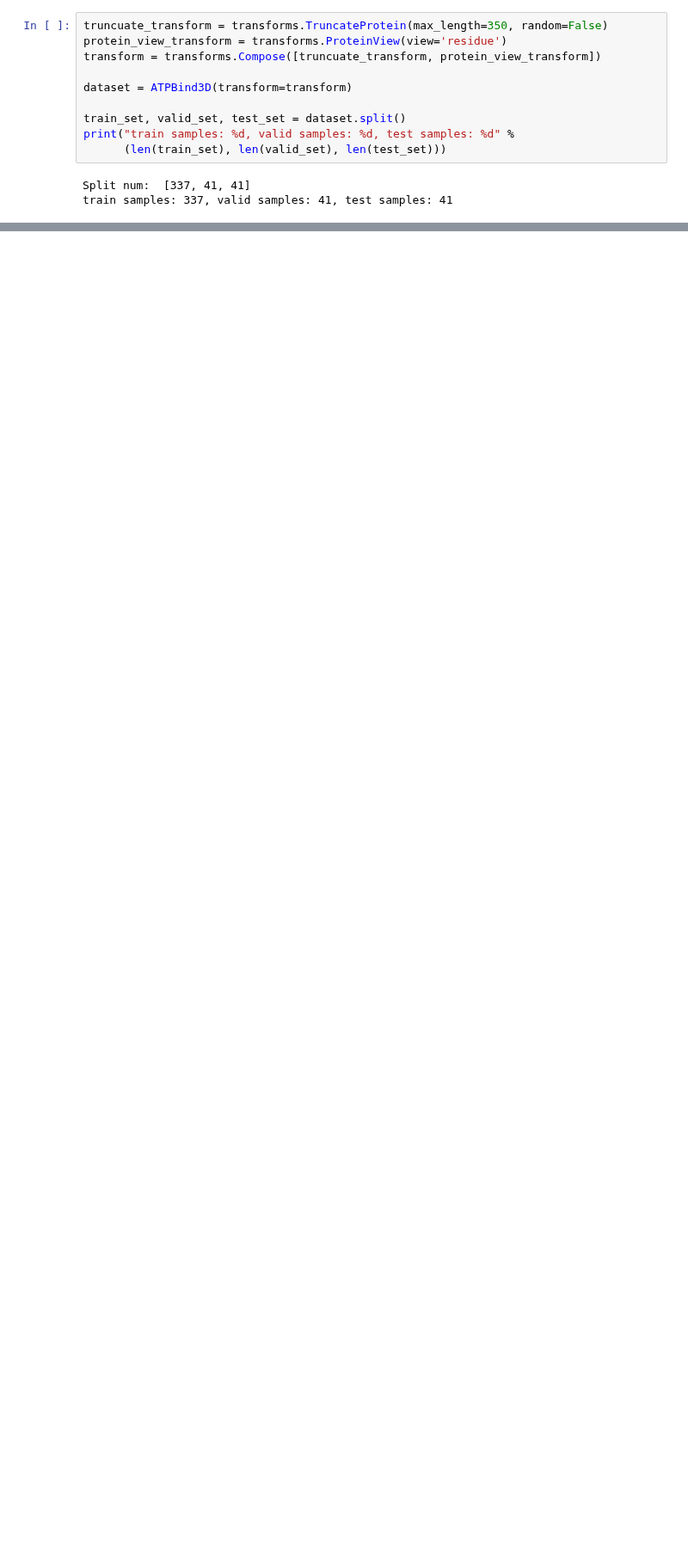
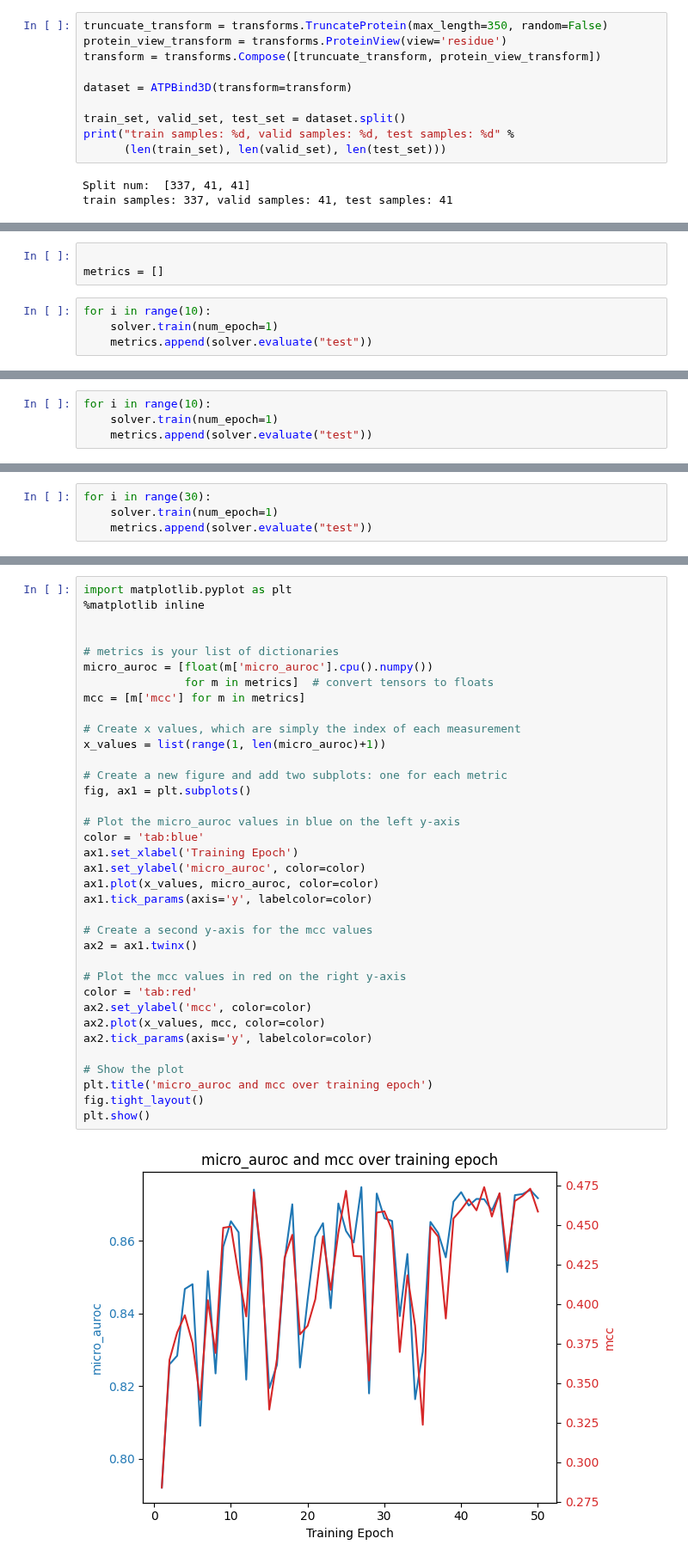
Before and after one commit to dlwocks31/atpbind, a Jupyter notebook: gearnet_testing.ipynb, the cells around one changed output, grey strips where cells are left out. Shown at 86% size. Drawn from its saved outputs; the diff is of its cells as text; blank space fills up the shorter version.

Commit message:
update gearnet and lm_gearnet with metrics over epoch chart

```diff
--- a/gearnet_testing.ipynb
+++ b/gearnet_testing.ipynb
@@ -90,0 +69,7 @@ solver.evaluate("valid")
+# %%
+
+metrics = []
+# %%
+for i in range(10):
+    solver.train(num_epoch=1)
+    metrics.append(solver.evaluate("test"))
@@ -98,0 +103,4 @@ solver.evaluate("test")
+# %%
+for i in range(10):
+    solver.train(num_epoch=1)
+    metrics.append(solver.evaluate("test"))
@@ -98,0 +148,4 @@ solver.evaluate("test")
+# %%
+for i in range(30):
+    solver.train(num_epoch=1)
+    metrics.append(solver.evaluate("test"))
@@ -98,0 +170,38 @@ solver.evaluate("test")
+# %%
+import matplotlib.pyplot as plt
+%matplotlib inline
+
+
+# metrics is your list of dictionaries
+micro_auroc = [float(m['micro_auroc'].cpu().numpy())
+               for m in metrics]  # convert tensors to floats
+mcc = [m['mcc'] for m in metrics]
+
+# Create x values, which are simply the index of each measurement
+x_values = list(range(1, len(micro_auroc)+1))
+
+# Create a new figure and add two subplots: one for each metric
+fig, ax1 = plt.subplots()
+
+# Plot the micro_auroc values in blue on the left y-axis
+color = 'tab:blue'
+ax1.set_xlabel('Training Epoch')
+ax1.set_ylabel('micro_auroc', color=color)
+ax1.plot(x_values, micro_auroc, color=color)
+ax1.tick_params(axis='y', labelcolor=color)
+
+# Create a second y-axis for the mcc values
+ax2 = ax1.twinx()
+
+# Plot the mcc values in red on the right y-axis
+color = 'tab:red'
+ax2.set_ylabel('mcc', color=color)
+ax2.plot(x_values, mcc, color=color)
+ax2.tick_params(axis='y', labelcolor=color)
+
+# Show the plot
+plt.title('micro_auroc and mcc over training epoch')
+fig.tight_layout()
+plt.show()
+# %% [output]
+[figure, added]
```
Also changed, not shown: parts of 7 cells of this notebook, 1 other file.
